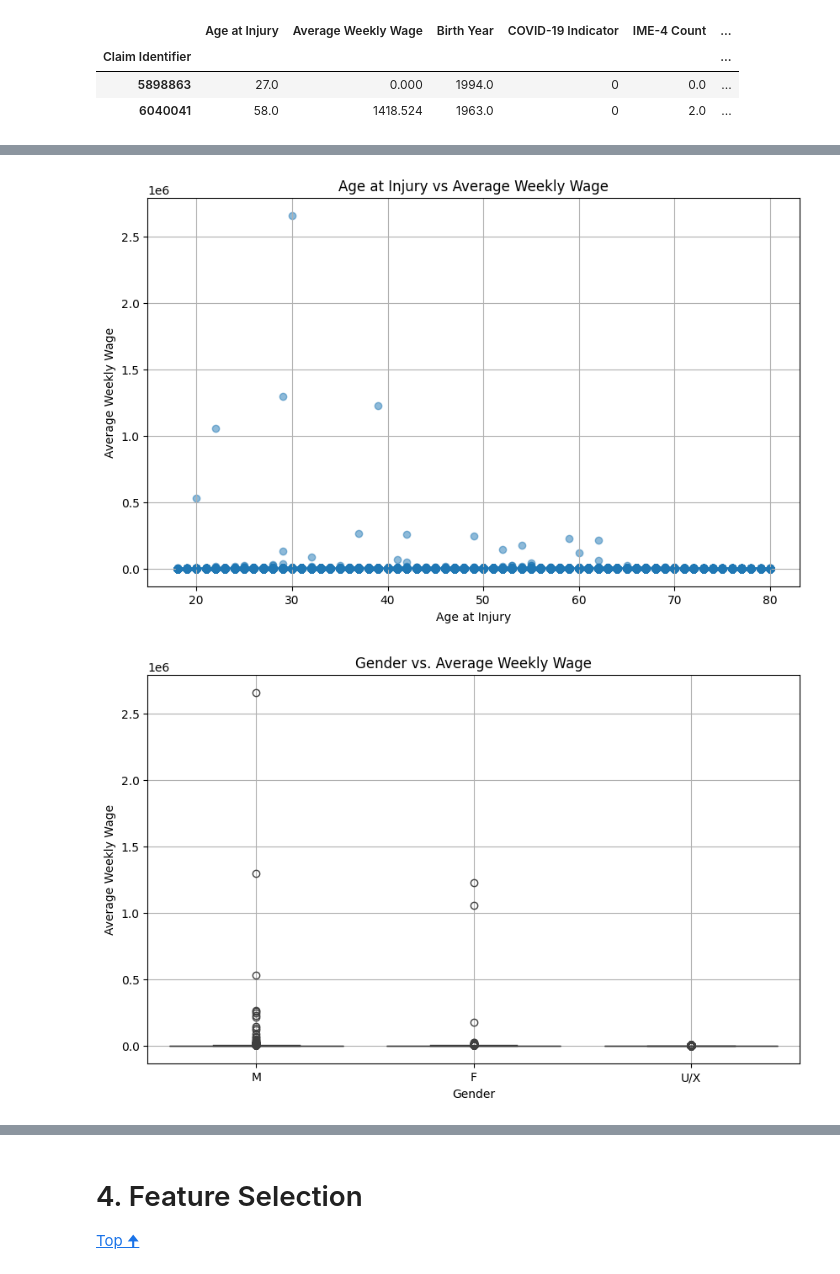
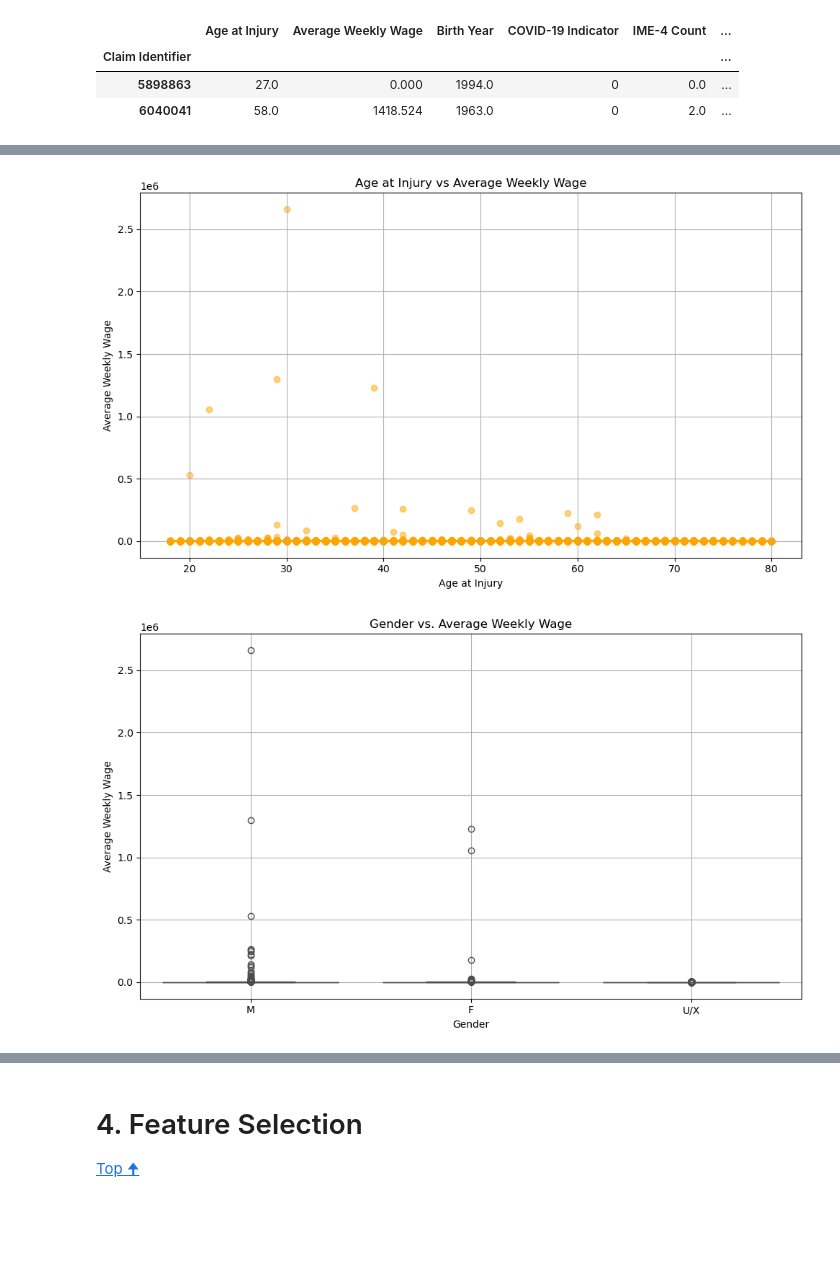
Before and after one commit to antoniooliveira03/machine_learning, a Jupyter notebook: 01_Group24_Preproc.ipynb, the cells around one changed output, grey strips where cells are left out. Saved outputs shown, nothing was run; the diff lists cells and outputs as text; code cells hidden in the pictures; blank space fills up the shorter version.

```diff
--- a/01_Group24_Preproc.ipynb
+++ b/01_Group24_Preproc.ipynb
@@ -1593,44 +1561,24 @@ plt.show()
 # %%
-# Set up the figure with a specified size (10x6)
-plt.figure(figsize=(10, 6))
-
-# Create a regression plot to visualize the relationship between 'Age at Injury' and 'Average Weekly Wage'
-sns.regplot(x='Age at Injury', y='Average Weekly Wage', data=all_train, scatter_kws={'alpha': 0.5})
-
-# Set the plot title and axis labels for clarity
-plt.title('Age at Injury vs Average Weekly Wage')  # Title of the plot
-plt.xlabel('Age at Injury')  # Label for the x-axis
-plt.ylabel('Average Weekly Wage')  # Label for the y-axis
-
-# Display the grid on the plot for better readability
-plt.grid(True)
-
-# Show the plot
-plt.show()
+# Call the new function to create the regression plot
+v.plot_regression(data=all_train,
+    x='Age at Injury',
+    y='Average Weekly Wage',
+    xlabel='Age at Injury',
+    ylabel='Average Weekly Wage',
+    title='Age at Injury vs Average Weekly Wage')
 # %% [output]
-[figure, old version]
+[figure, new version]
 # %%
-# Set up the figure with a specified size (10x6)
-plt.figure(figsize=(10, 6))
-
-# Create a boxplot to compare 'Average Weekly Wage' across different 'Gender Enc' categories
-sns.boxplot(data=all_train, x='Gender Enc', y='Average Weekly Wage')
-
-# Customize the x-axis labels to represent gender categories
-plt.xticks(ticks=[0, 1, 2], labels=['M', 'F', 'U/X'])
-
-# Set the title and axis labels for clarity
-plt.title('Gender vs. Average Weekly Wage')  # Title of the plot
-plt.xlabel('Gender')  # Label for the x-axis
-plt.ylabel('Average Weekly Wage')  # Label for the y-axis
-
-# Display the grid on the plot for better readability
-plt.grid(True)
-
-# Show the plot
-plt.show()
+# Use the new function to create the boxplot
+v.plot_boxplot(data=all_train,
+    x='Gender Enc',
+    y='Average Weekly Wage',
+    xlabel='Gender',
+    ylabel='Average Weekly Wage',
+    title='Gender vs. Average Weekly Wage',
+    xticks_labels=['M', 'F', 'U/X'])  # Custom labels for the x-axis
 # %% [output]
-[figure, old version]
+[figure, new version]
 # %%
 # como o carrier type foi encoded os labels deste gráfico ficam um pouco estranhos
 
```
Also changed, not shown: parts of 17 cells of this notebook, 3 other files.
